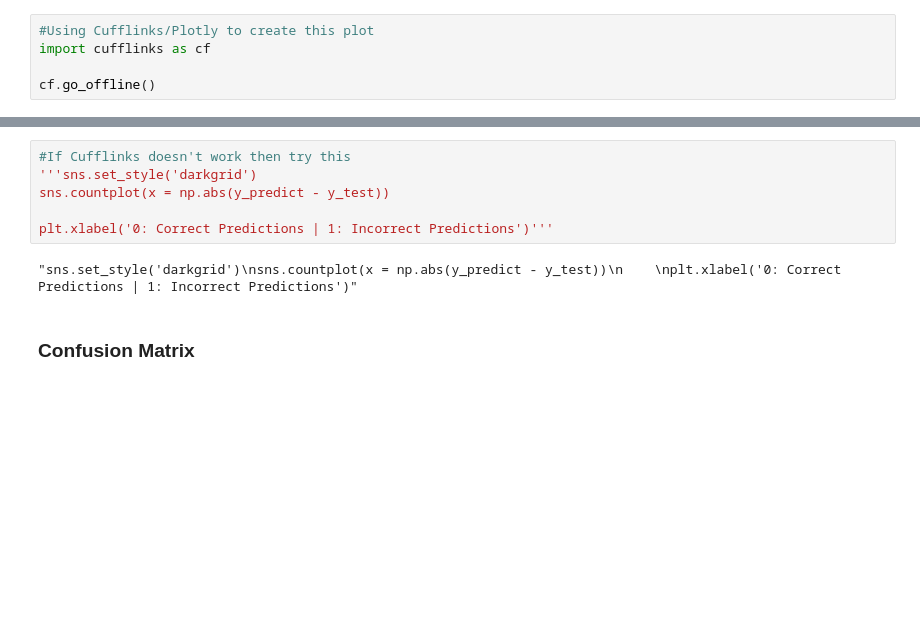
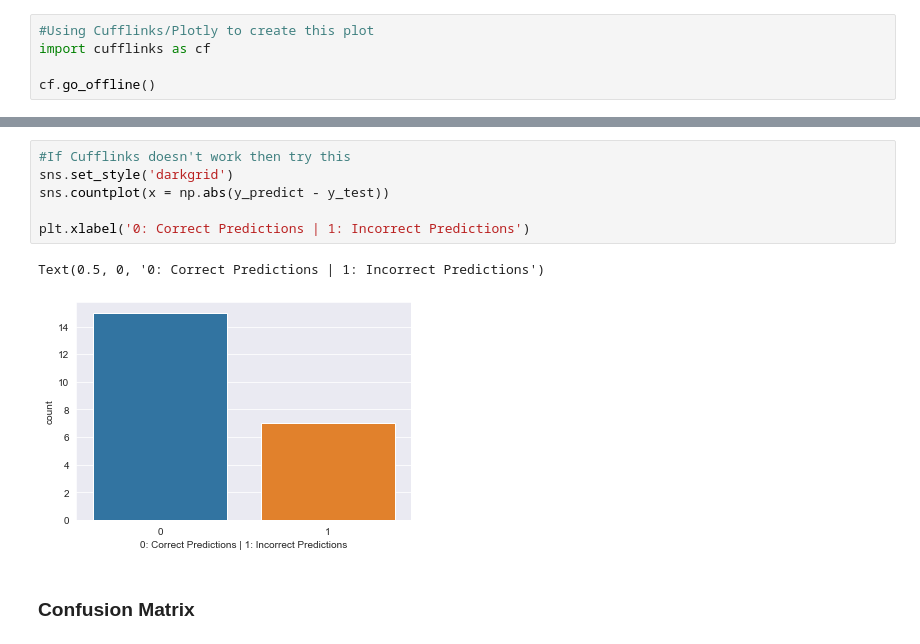
Before and after one commit to GitErickL/Using_Riot_API, a Jupyter notebook: Riot_API_Win_or_Lose.ipynb, the cells around one changed output, grey strips where cells are left out. Cells and saved outputs as stored; diff of their text form; blank space fills up the shorter version.

Commit message:
updated notebook to include seaborn count plot

```diff
--- a/Riot_API_Win_or_Lose.ipynb
+++ b/Riot_API_Win_or_Lose.ipynb
@@ -363,12 +363,13 @@ np.abs((y_predict - y_test)).iplot(kind = 'histogram',
 [interactive output not drawn]
 # %%
 #If Cufflinks doesn't work then try this
-'''sns.set_style('darkgrid')
+sns.set_style('darkgrid')
 sns.countplot(x = np.abs(y_predict - y_test))
 
-plt.xlabel('0: Correct Predictions | 1: Incorrect Predictions')'''
+plt.xlabel('0: Correct Predictions | 1: Incorrect Predictions')
 # %% [output]
-"sns.set_style('darkgrid')\nsns.countplot(x = np.abs(y_predict - y_test))\n    \nplt.xlabel('0: Correct Predictions | 1: Incorrect Predictions')"
+Text(0.5, 0, '0: Correct Predictions | 1: Incorrect Predictions')
+[figure, added]
 # %% [markdown]
 ### Confusion Matrix
 # %% [markdown]
```
